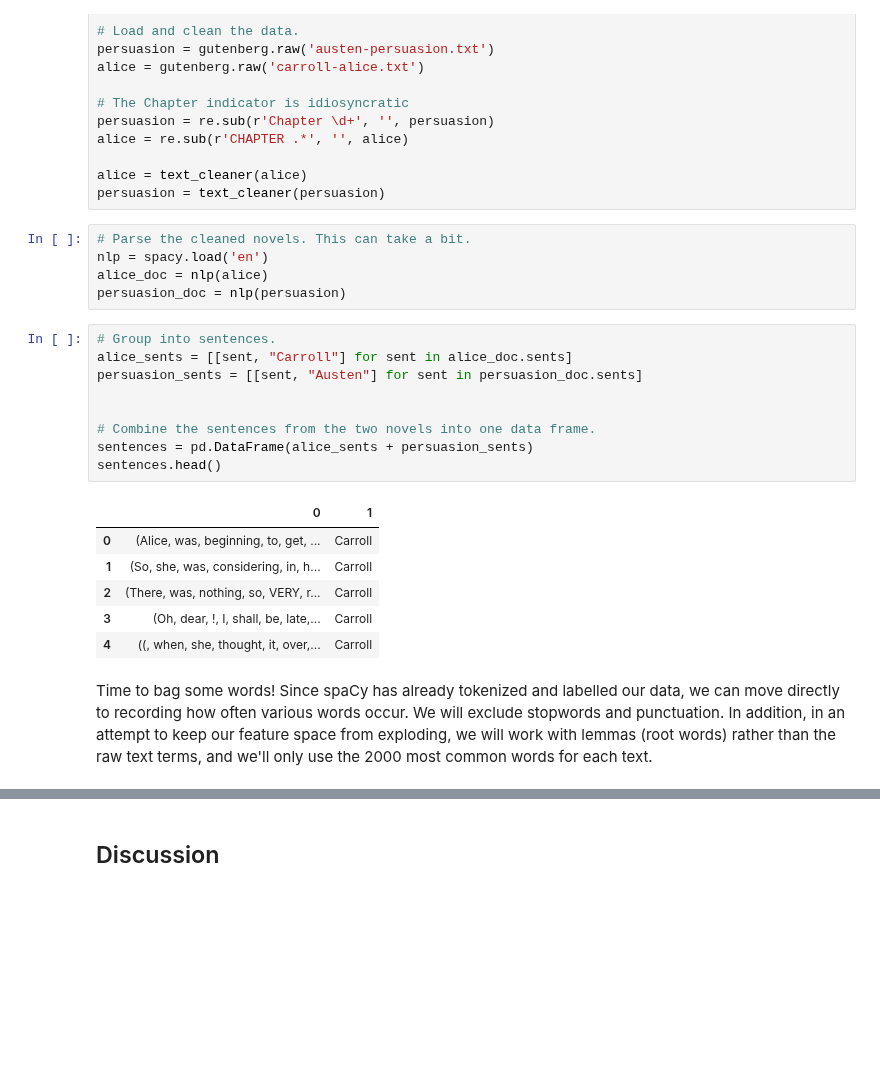
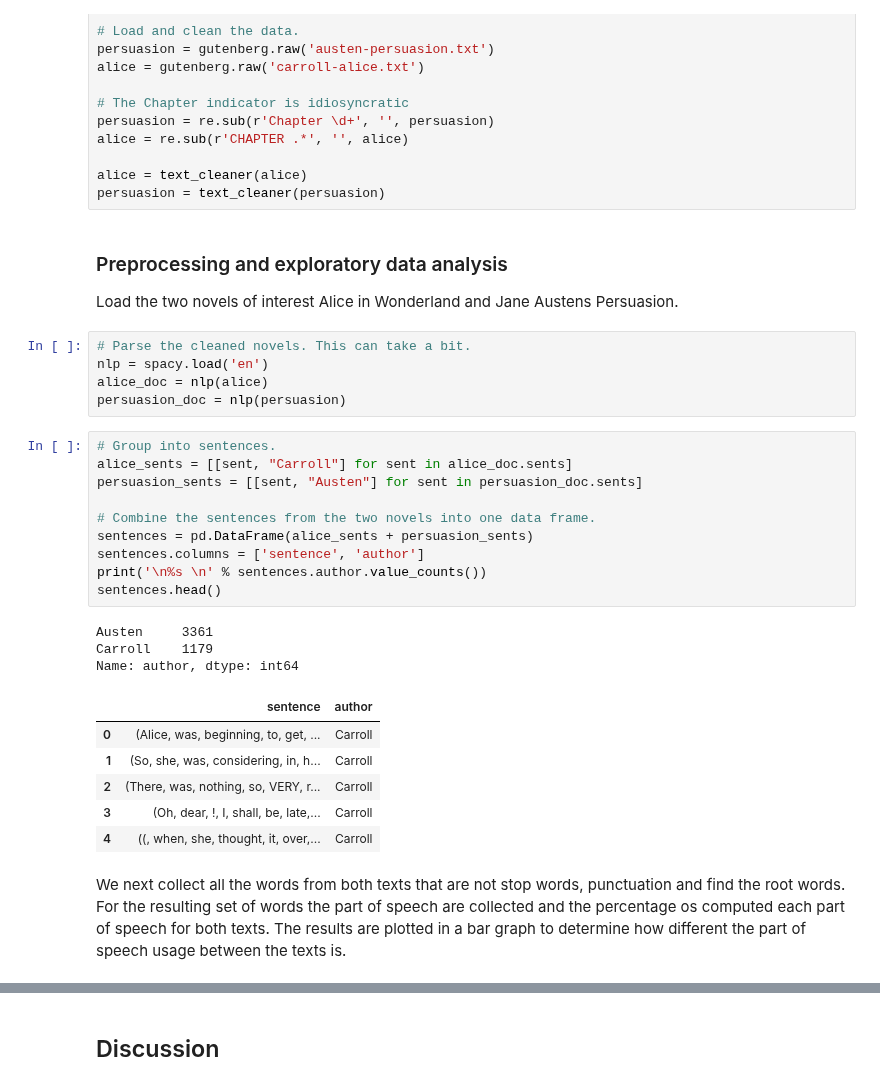
Before and after one commit to 315iah515/Thinkful-Notebooks, a Jupyter notebook: Bootcamp/Unsupervised/NaturalLanguageProcessing/NovelClassification.ipynb, the cells around one changed output, grey strips where cells are left out. Drawn from its saved outputs; the diff is of its cells as text; blank space fills up the shorter version.

Commit message:
text classification of novels challenge

```diff
--- a/Bootcamp/Unsupervised/NaturalLanguageProcessing/NovelClassification.ipynb
+++ b/Bootcamp/Unsupervised/NaturalLanguageProcessing/NovelClassification.ipynb
@@ -61,6 +68,10 @@ alice = re.sub(r'CHAPTER .*', '', alice)
 
 alice = text_cleaner(alice)
 persuasion = text_cleaner(persuasion)
+# %% [markdown]
+### Preprocessing and exploratory data analysis
+
+Load the two novels of interest Alice in Wonderland and Jane Austens Persuasion.
 # %%
 # Parse the cleaned novels. This can take a bit.
 nlp = spacy.load('en')
@@ -69,19 +80,23 @@ persuasion_doc = nlp(persuasion)
 # %%
 # Group into sentences.
 alice_sents = [[sent, "Carroll"] for sent in alice_doc.sents]
 persuasion_sents = [[sent, "Austen"] for sent in persuasion_doc.sents]
 
-
 # Combine the sentences from the two novels into one data frame.
 sentences = pd.DataFrame(alice_sents + persuasion_sents)
+sentences.columns = ['sentence', 'author']
+print('\n%s \n' % sentences.author.value_counts())
 sentences.head()
 # %% [output]
+Austen     3361
+Carroll    1179
+Name: author, dtype: int64
-|  | 0 | 1 |
+|  | sentence | author |
 | 0 | (Alice, was, beginning, to, get, ... | Carroll |
 | 1 | (So, she, was, considering, in, h... | Carroll |
 | 2 | (There, was, nothing, so, VERY, r... | Carroll |
 | 3 | (Oh, dear, !, I, shall, be, late,... | Carroll |
 | 4 | ((, when, she, thought, it, over,... | Carroll |
-# %% [markdown]
-Time to bag some words! Since spaCy has already tokenized and labelled our data, we can move directly to recording how often various words occur. We will exclude stopwords and punctuation. In addition, in an attempt to keep our feature space from exploding, we will work with lemmas (root words) rather than the raw text terms, and we'll only use the 2000 most common words for each text.
+# %% [markdown]
+We next collect all the words from both texts that are not stop words, punctuation and find the root words.  For the resulting set of words the part of speech are collected and the percentage os computed each part of speech for both texts. The results are plotted in a bar graph to determine how different the part of speech usage between the texts is.
 # %%
```
Also changed, not shown: parts of 30 cells of this notebook.
